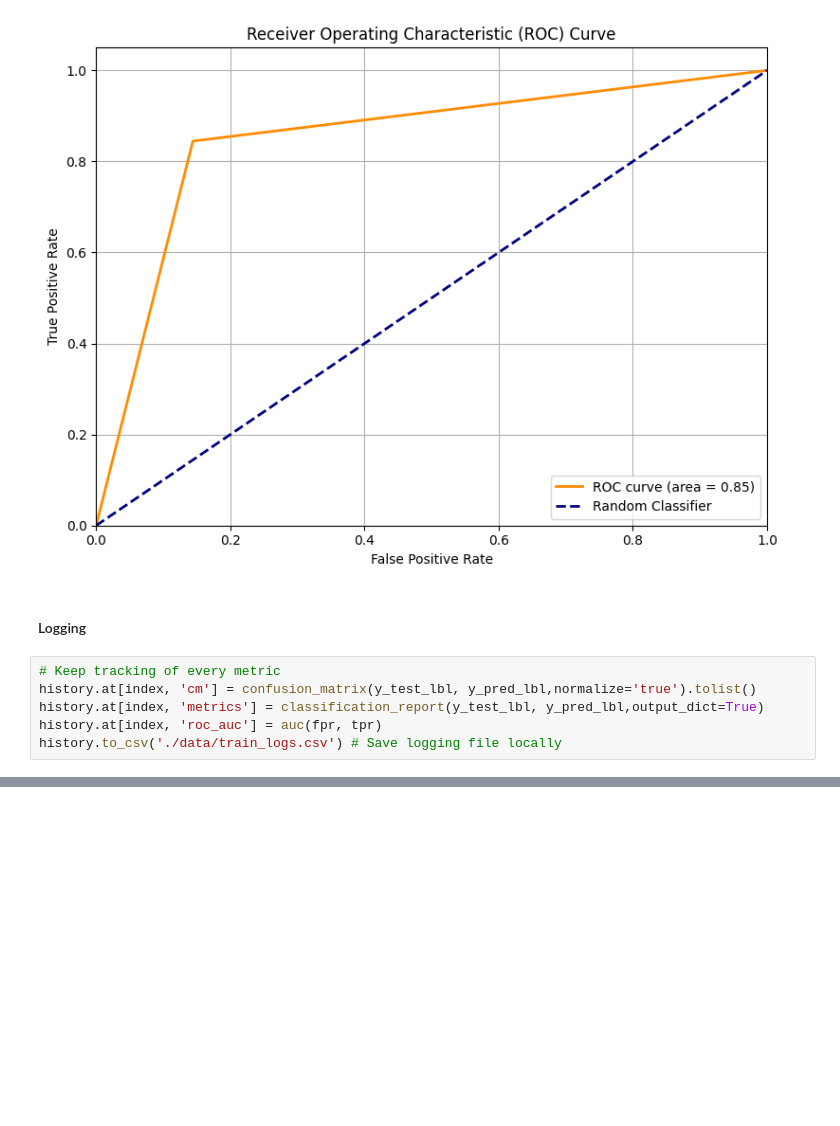
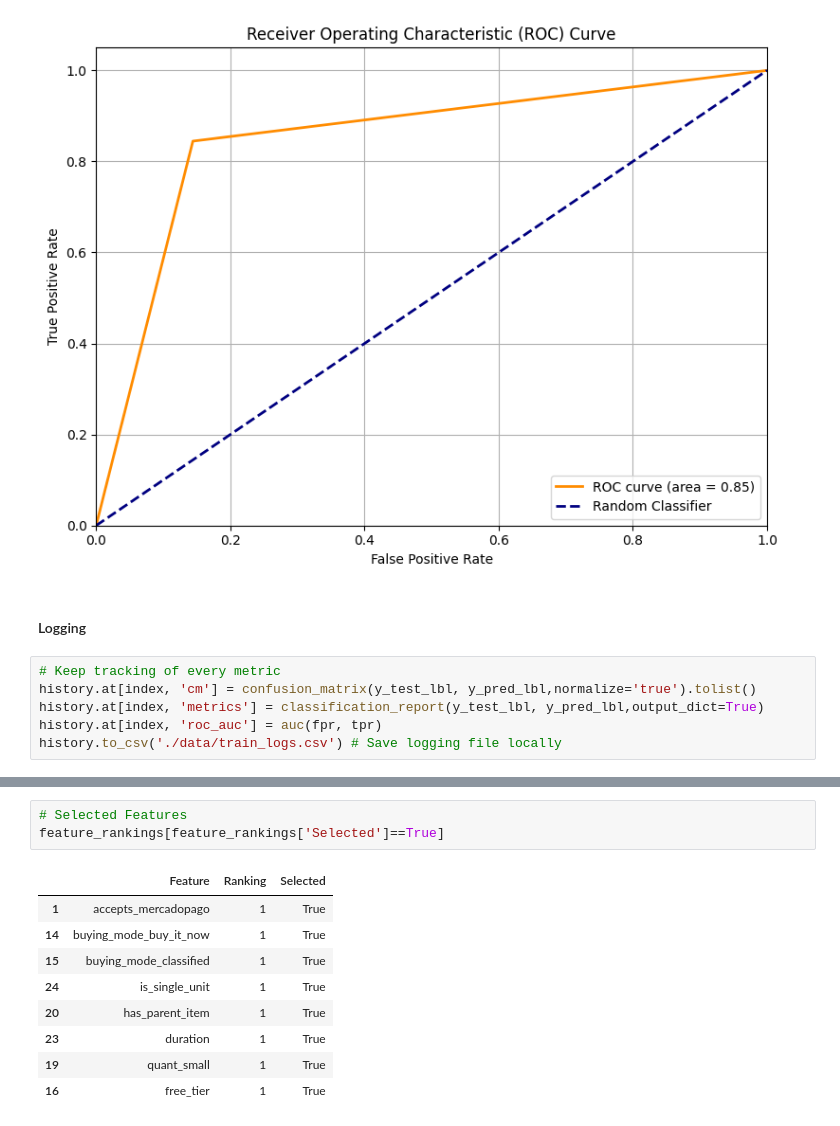
Before and after one commit to MLsound/mercadolibre-new-used-prediction, a Jupyter notebook: Model_Design.ipynb, the cells around one changed output, grey strips where cells are left out. Cells and saved outputs as stored; diff of their text form; blank space fills up the shorter version.

```diff
--- a/Model_Design.ipynb
+++ b/Model_Design.ipynb
@@ -3183,0 +3237,13 @@ Name: 9, dtype: object
+# %%
+# Selected Features
+feature_rankings[feature_rankings['Selected']==True]
+# %% [output]
+|  | Feature | Ranking | Selected |
+| 1 | accepts_mercadopago | 1 | True |
+| 14 | buying_mode_buy_it_now | 1 | True |
+| 15 | buying_mode_classified | 1 | True |
+| 24 | is_single_unit | 1 | True |
+| 20 | has_parent_item | 1 | True |
+| 23 | duration | 1 | True |
+| 19 | quant_small | 1 | True |
+| 16 | free_tier | 1 | True |
```
Also changed, not shown: parts of 20 cells of this notebook, 2 other files.
